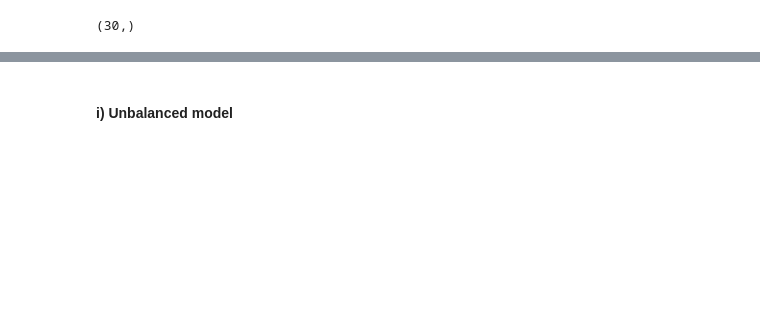
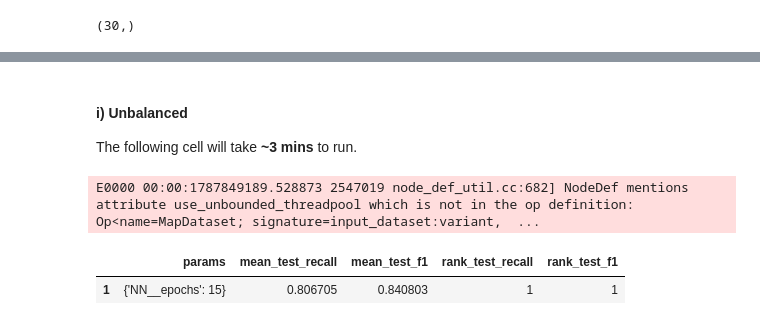
Before and after one commit to NgundoMuithya/Kaggle_Credit_Card_Fraud_Detection, a Jupyter notebook: notebook.ipynb, the cells around one changed output, grey strips where cells are left out. Drawn from its saved outputs; the diff is of its cells as text; code cells hidden in the pictures; blank space fills up the shorter version.

Commit message:
Code the unbalanced neural network

```diff
--- a/notebook.ipynb
+++ b/notebook.ipynb
@@ -1404,10 +1441,78 @@ input_shape
 # %% [markdown]
-#### i) Unbalanced model
+#### i) Unbalanced
+
+The following cell will take **~3 mins** to run.
 # %%
-from keras import layers, models
+from keras import layers, models, metrics
+from scikeras.wrappers import KerasClassifier
+os.environ['TF_CPP_MIN_LOG_LEVEL'] = '3' # Suppress harmless CUDA errors since we do not have a GPU
 
-# Initialize a sequential model
-unbalanced_model = models.Sequential()
 
-# Add input layer
-unbalanced_model.add(layers.Input(input_shape))
+# Define a function to initialize a neural network
+def initialize_nn(input_shape=input_shape):
+    '''
+    Custom helper function to initialize a neural network. Created to avoid redundancy later.
+    '''
+    # Initialize a sequential model
+    nn_model = models.Sequential()
+
+    # Add input layer
+    nn_model.add(layers.Input(input_shape))
+    nn_model.add(layers.Dense(64, activation='relu', kernel_initializer='he_normal'))
+
+    # Two densely connected hidden layers with relu activation
+    nn_model.add(layers.Dense(32, activation='relu', kernel_initializer='he_normal'))
+
+    nn_model.add(layers.Dense(16, activation='relu', kernel_initializer='he_normal'))
+
+    # Output layer using sigmoid activation function
+    nn_model.add(layers.Dense(1, activation='sigmoid'))
+
+    # Compile the model using binary crossentropy as the loss function and adam as the optimiser.
+    nn_model.compile(
+        optimizer='adam',
+        loss='binary_crossentropy',
+        metrics=[metrics.Recall(name='recall')]
+    )
+
+    return nn_model
+
+# Create pipeline
+unbalanced_nn_pipeline = Pipeline(
+    [
+        ('NN',
+         KerasClassifier(
+            model=initialize_nn,
+            epochs=10, # Default will be overridden by GridSearcCV
+            batch_size=256,
+            callbacks=[BestWeightsCallback()],
+            random_state=2026,
+            verbose=0
+        )
+        )
+    ]
+)
+
+# Parameter grid
+nn_param_grid = {
+    'NN__epochs': [10, 15, 20]
+}
+
+# Grid search to find the best model
+best_unbalanced_nn_model = GridSearchCV(
+    estimator=unbalanced_nn_pipeline,
+    param_grid=nn_param_grid,
+    scoring=['recall', 'f1'],
+    refit='recall',
+    n_jobs=-2
+)
+
+best_unbalanced_nn_model.fit(X_train_scaled, y_train)
+
+unbalanced_nn_results = pd.DataFrame(best_unbalanced_nn_model.cv_results_)[['params', 'mean_test_recall', 'mean_test_f1', 'rank_test_recall', 'rank_test_f1']]
+
+unbalanced_nn_results[unbalanced_nn_results['rank_test_recall'] == 1]
+# %% [output]
+E0000 00:00:1787849189.528873 2547019 node_def_util.cc:682] NodeDef mentions attribute use_unbounded_threadpool which is not in the op definition: Op<name=MapDataset; signature=input_dataset:variant,  ...
+|  | params | mean_test_recall | mean_test_f1 | rank_test_recall | rank_test_f1 |
+| 1 | {'NN__epochs': 15} | 0.806705 | 0.840803 | 1 | 1 |
```
Also changed, not shown: parts of 6 cells of this notebook.
